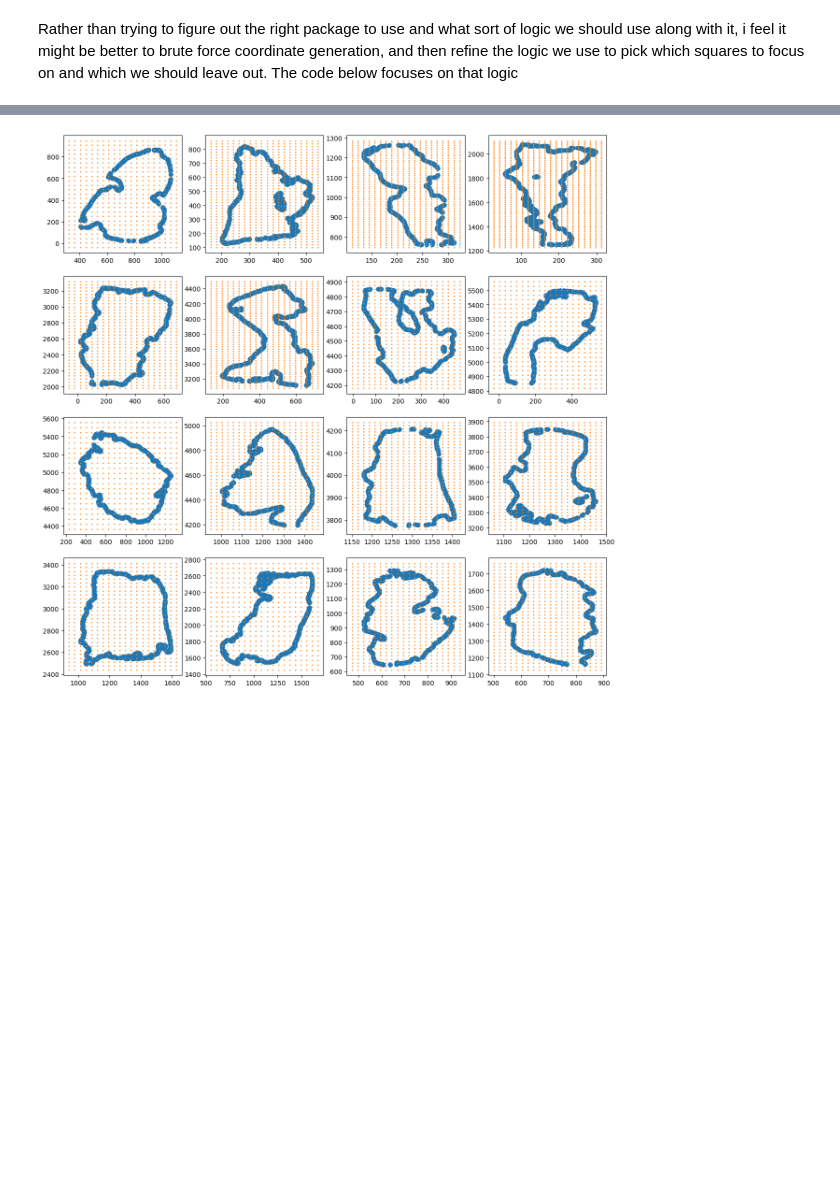
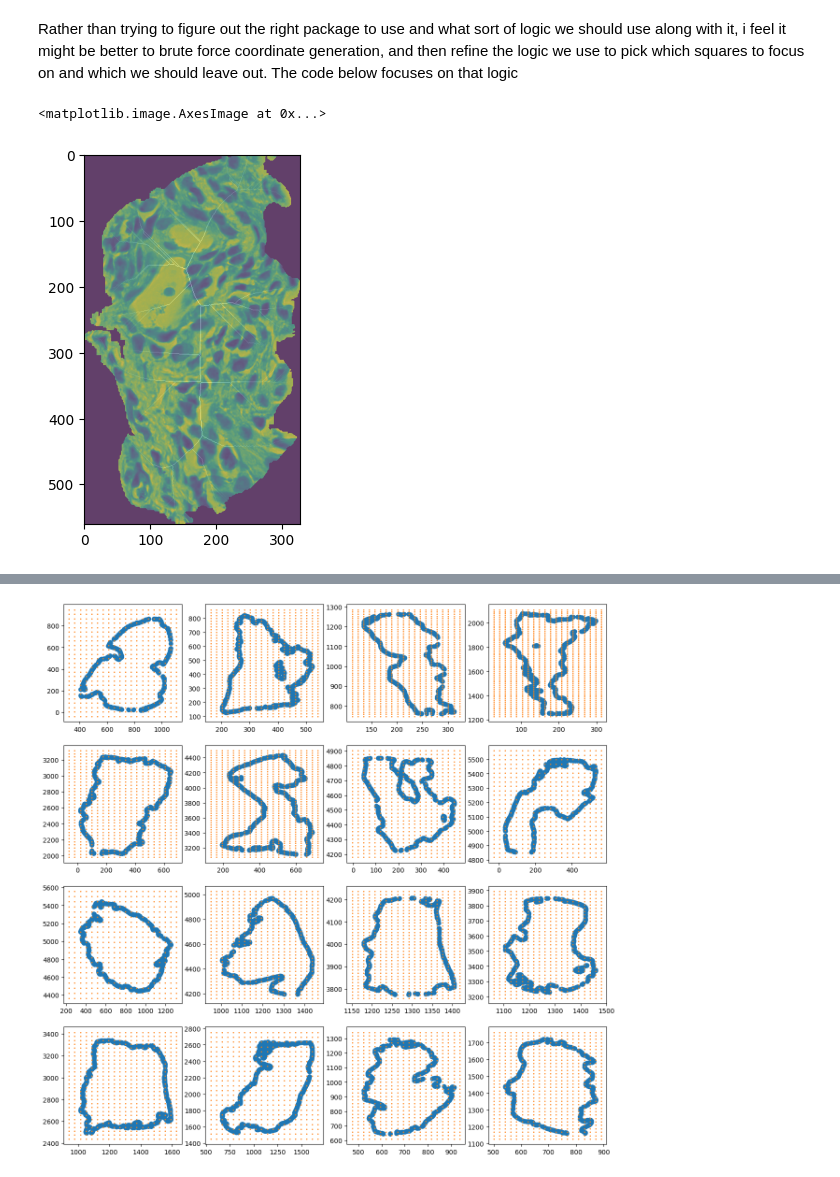
Before and after one commit to pschmidit/STAT390_WI2025, a Jupyter notebook: Patching Code/Segmenting Code/Segmenting_code.ipynb, the cells around one changed output, grey strips where cells are left out. Saved outputs shown, nothing was run; the diff lists cells and outputs as text; code cells hidden in the pictures; blank space fills up the shorter version.

```diff
--- a/Patching Code/Segmenting Code/Segmenting_code.ipynb
+++ b/Patching Code/Segmenting Code/Segmenting_code.ipynb
@@ -21,3 +42,11 @@ with rasterio.open("h2114153  h&e_ROI_1 Epithelia.png") as src:
 [figure]
 # %% [markdown]
 Rather than trying to figure out the right package to use and what sort of logic we should use along with it, i feel it might be better to brute force coordinate generation, and then refine the logic we use to pick which squares to focus on and which we should leave out. The code below focuses on that logic
+# %%
+skel, distance = morphology.medial_axis(out_image.transpose(1, 2, 0)[:,:,0], return_distance=True)
+dist_on_skel = distance * skel
+plt.imshow(dist_on_skel, alpha = 0.5, cmap= plt.cm.gray)
+plt.imshow(out_image.transpose(1, 2, 0)[:,:,0], alpha = 0.5)
+# %% [output]
+<matplotlib.image.AxesImage at 0x...>
+[figure, added]
```
Also changed, not shown: parts of 10 cells of this notebook.
